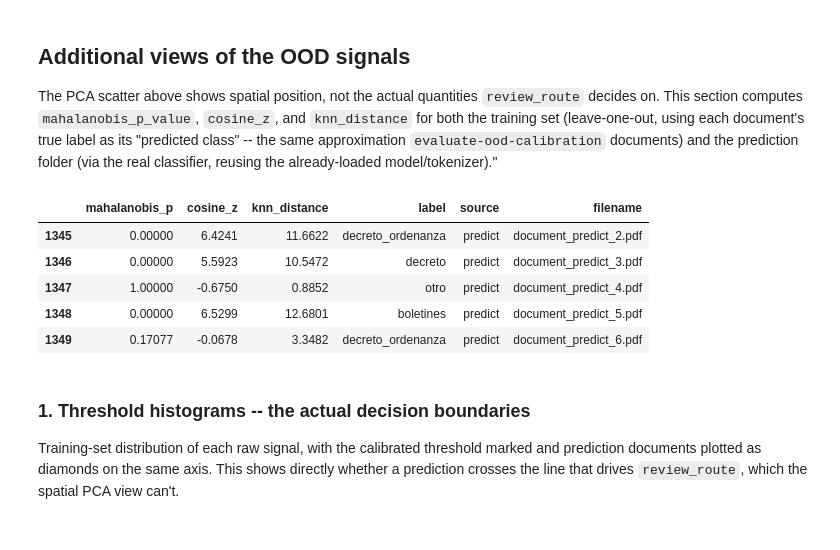
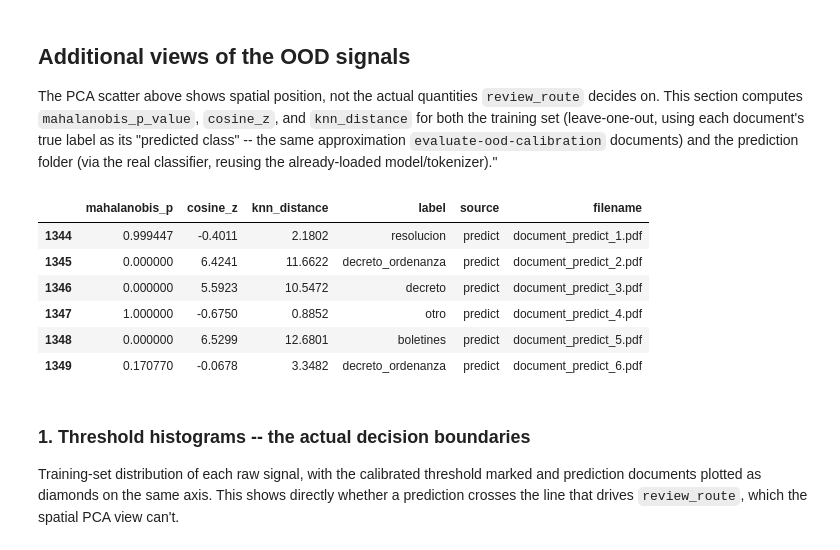
Before and after one commit to leonardoheis/bert_tunning, a Jupyter notebook: src/playground/pca_train_vs_predict.ipynb, the cells around one changed output. Saved outputs shown, nothing was run; the diff lists cells and outputs as text; code cells hidden in the pictures.

```diff
--- a/src/playground/pca_train_vs_predict.ipynb
+++ b/src/playground/pca_train_vs_predict.ipynb
@@ -182,39 +211,42 @@ train_maha_p, train_cosine_z, train_knn_distance = zip(*train_signal_rows, stric
 clf = BertTunningClassifier(MODEL_PATH, tokenizer=tokenizer, model=model)
 predict_results = [clf.predict_text(t) for t in texts]
 
 signals_df = pd.concat(
     [
         pd.DataFrame(
             {
                 "mahalanobis_p": train_maha_p,
                 "cosine_z": train_cosine_z,
                 "knn_distance": train_knn_distance,
                 "label": train_labels,
                 "source": "train",
                 "filename": "",
             }
         ),
         pd.DataFrame(
             {
                 "mahalanobis_p": [r.mahalanobis_p_value for r in predict_results],
                 "cosine_z": [r.cosine_z for r in predict_results],
                 "knn_distance": [r.knn_distance for r in predict_results],
                 "label": [r.label for r in predict_results],
                 "source": "predict",
                 "filename": filenames,
             }
         ),
     ],
     ignore_index=True,
 )
-signals_df.tail()
+# .tail() would only show the last 5 rows, silently cutting off the first prediction
+# document whenever there are 6+ -- show every prediction row explicitly instead.
+signals_df[signals_df["source"] == "predict"]
 # %% [output]
 |  | mahalanobis_p | cosine_z | knn_distance | label | source | filename |
-| 1345 | 0.00000 | 6.4241 | 11.6622 | decreto_ordenanza | predict | document_predict_2.pdf |
-| 1346 | 0.00000 | 5.5923 | 10.5472 | decreto | predict | document_predict_3.pdf |
-| 1347 | 1.00000 | -0.6750 | 0.8852 | otro | predict | document_predict_4.pdf |
-| 1348 | 0.00000 | 6.5299 | 12.6801 | boletines | predict | document_predict_5.pdf |
-| 1349 | 0.17077 | -0.0678 | 3.3482 | decreto_ordenanza | predict | document_predict_6.pdf |
+| 1344 | 0.999447 | -0.4011 | 2.1802 | resolucion | predict | document_predict_1.pdf |
+| 1345 | 0.000000 | 6.4241 | 11.6622 | decreto_ordenanza | predict | document_predict_2.pdf |
+| 1346 | 0.000000 | 5.5923 | 10.5472 | decreto | predict | document_predict_3.pdf |
+| 1347 | 1.000000 | -0.6750 | 0.8852 | otro | predict | document_predict_4.pdf |
+| 1348 | 0.000000 | 6.5299 | 12.6801 | boletines | predict | document_predict_5.pdf |
+| 1349 | 0.170770 | -0.0678 | 3.3482 | decreto_ordenanza | predict | document_predict_6.pdf |
 # %% [markdown]
 ### 1. Threshold histograms -- the actual decision boundaries
 
```
Also changed, not shown: parts of 7 cells of this notebook, 2 other files.
